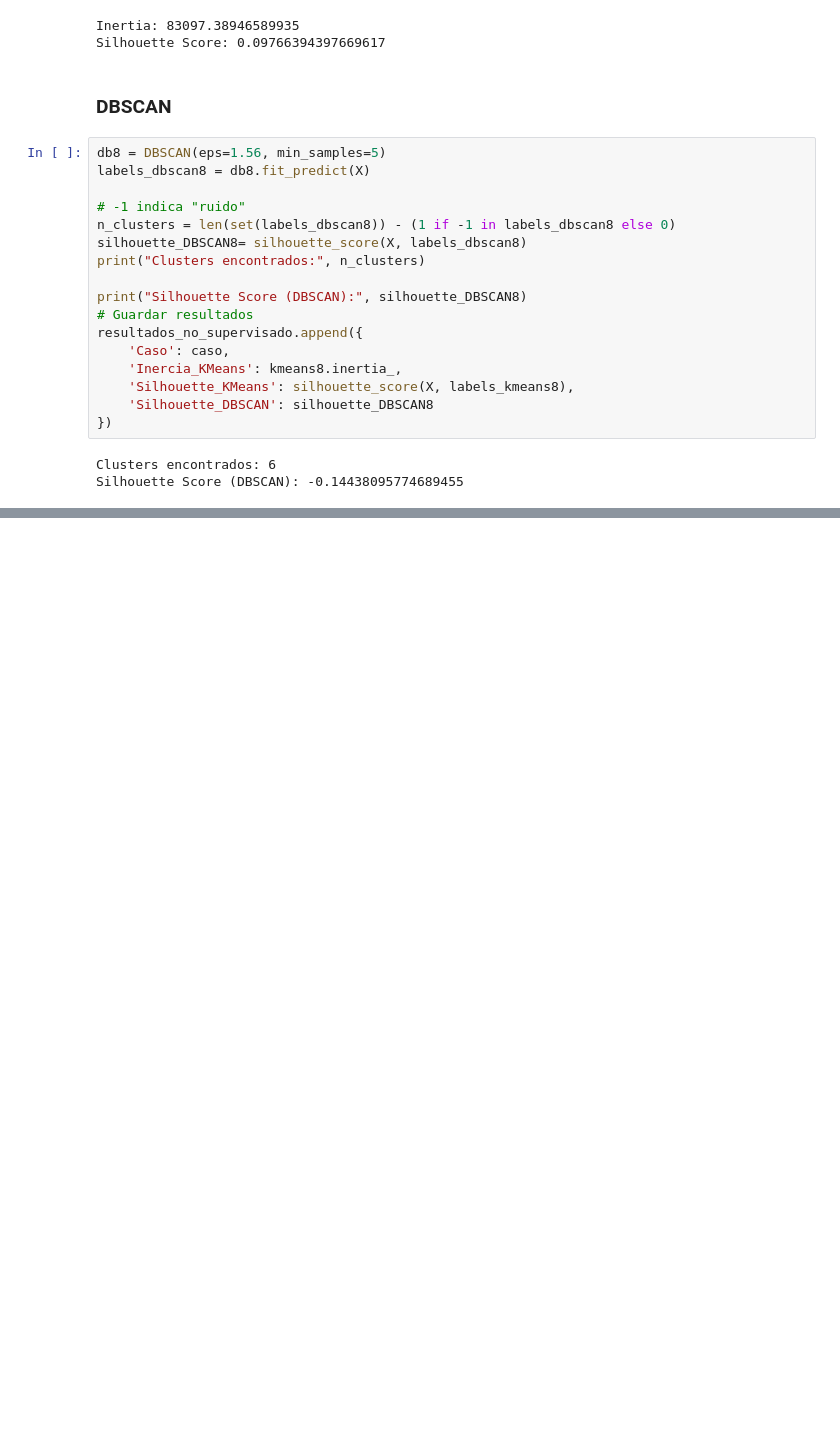
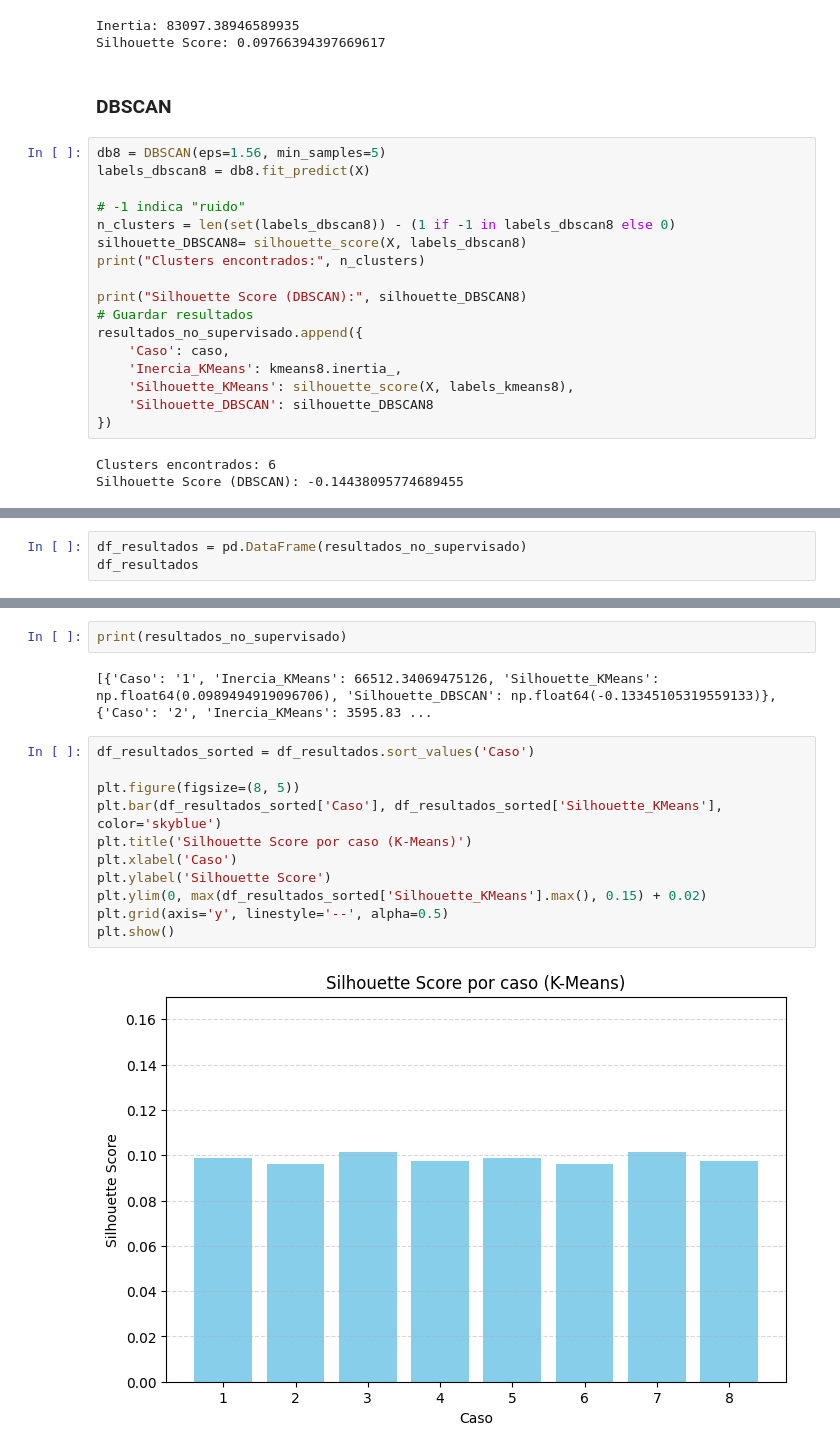
Before and after one commit to segomezz/Practica2-IA, a Jupyter notebook: Práctica_2.ipynb, the cells around one changed output, grey strips where cells are left out. Cells and saved outputs as stored; diff of their text form; blank space fills up the shorter version.

```diff
--- a/Práctica_2.ipynb
+++ b/Práctica_2.ipynb
@@ -717,0 +702,3 @@ Silhouette Score (DBSCAN): -0.14438095774689455
+# %%
+df_resultados = pd.DataFrame(resultados_no_supervisado)
+df_resultados
@@ -717,0 +715,17 @@ Silhouette Score (DBSCAN): -0.14438095774689455
+# %%
+print(resultados_no_supervisado)
+# %% [output]
+[{'Caso': '1', 'Inercia_KMeans': 66512.34069475126, 'Silhouette_KMeans': np.float64(0.0989494919096706), 'Silhouette_DBSCAN': np.float64(-0.13345105319559133)}, {'Caso': '2', 'Inercia_KMeans': 3595.83 ...
+# %%
+df_resultados_sorted = df_resultados.sort_values('Caso')
+
+plt.figure(figsize=(8, 5))
+plt.bar(df_resultados_sorted['Caso'], df_resultados_sorted['Silhouette_KMeans'], color='skyblue')
+plt.title('Silhouette Score por caso (K-Means)')
+plt.xlabel('Caso')
+plt.ylabel('Silhouette Score')
+plt.ylim(0, max(df_resultados_sorted['Silhouette_KMeans'].max(), 0.15) + 0.02)
+plt.grid(axis='y', linestyle='--', alpha=0.5)
+plt.show()
+# %% [output]
+[figure, added]
```
Also changed, not shown: parts of 10 cells of this notebook.
